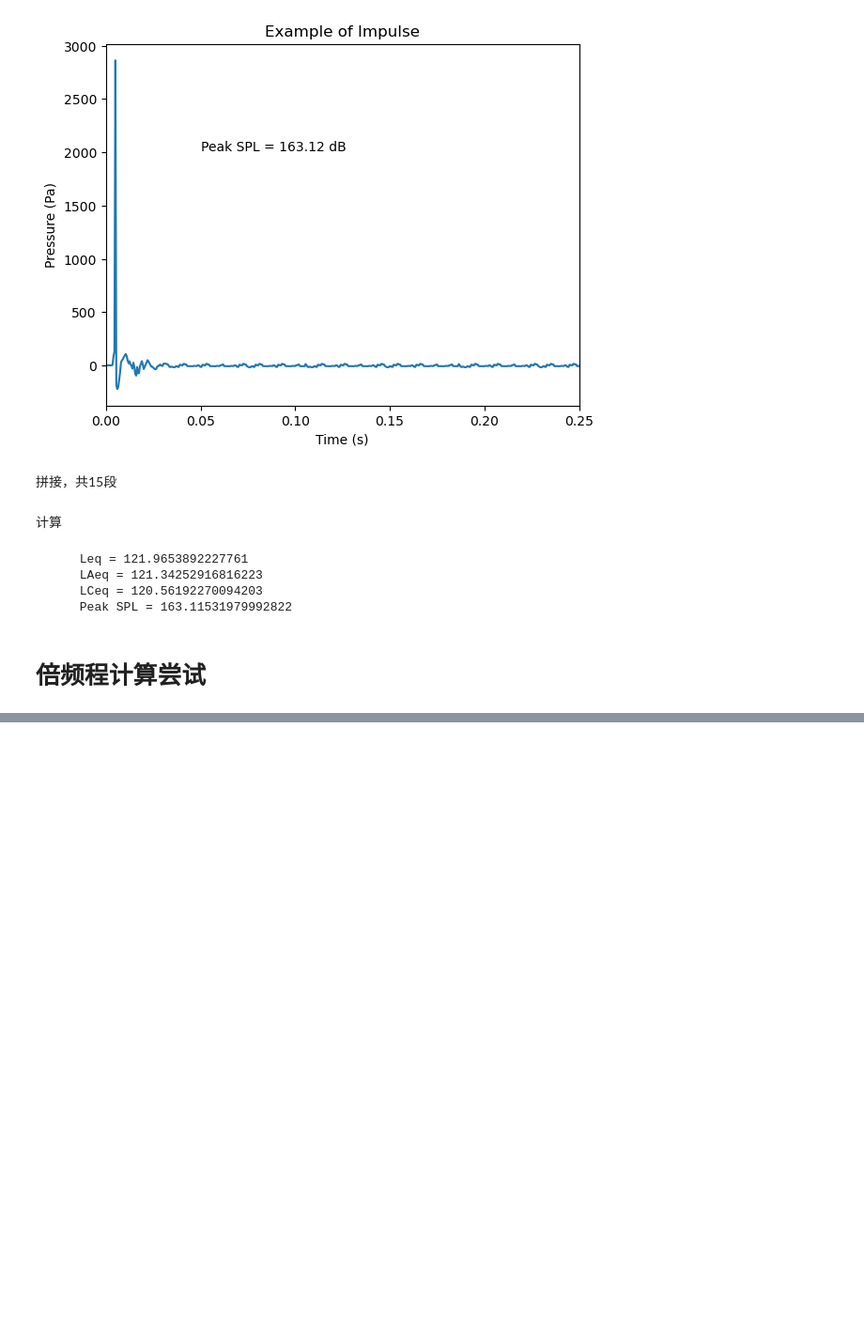
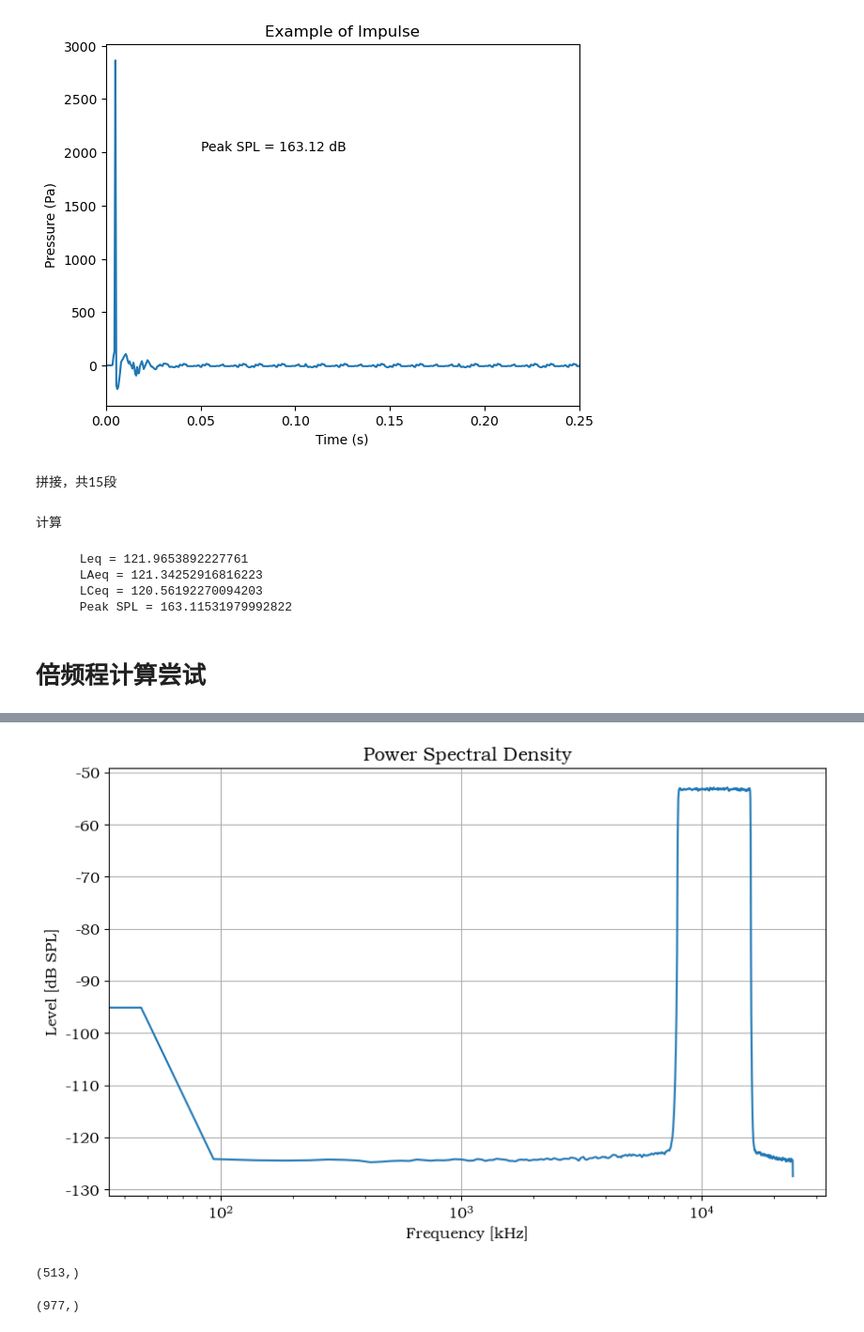
Before and after one commit to LewisBase/noise_info_toolkit, a Jupyter notebook: code_test.ipynb, the cells around one changed output, grey strips where cells are left out. Shown at 94% size. Cells and saved outputs as stored; diff of their text form; code cells hidden in the pictures; blank space fills up the shorter version.

```diff
--- a/code_test.ipynb
+++ b/code_test.ipynb
@@ -210,0 +247,36 @@ int(f[8].center[0])
+# %%
+import numpy as np
+import librosa
+import matplotlib.pyplot as plt
+from scipy.signal import welch
+
+# 1. 加载音频文件
+filename = './example_files/Gaussian.wav'  # 替换为你的wav文件路径
+y, sr = librosa.load(filename, sr=None)
+
+# 如果是立体声，选择第一个声道进行分析
+if y.ndim > 1:
+    y = y[:, 0]
+
+# 2. 计算功率谱密度
+frequencies, power_density = welch(y, fs=sr, nperseg=1024, scaling="spectrum")
+power_density = 10 * np.log10(power_density)
+
+# 3. 绘制功率谱图
+plt.figure(figsize=(10, 6))
+plt.semilogx(frequencies, power_density)  # 使用对数刻度显示频率轴
+plt.title('Power Spectral Density')
+plt.xlabel('Frequency [kHz]')
+plt.ylabel('Level [dB SPL]')
+plt.grid(True)
+plt.show()
+# %% [output]
+[figure, added]
+# %%
+frequencies.shape
+# %% [output]
+(513,)
+# %%
+times.shape
+# %% [output]
+(977,)
```
Also changed, not shown: parts of 9 cells of this notebook, 2 other files.
